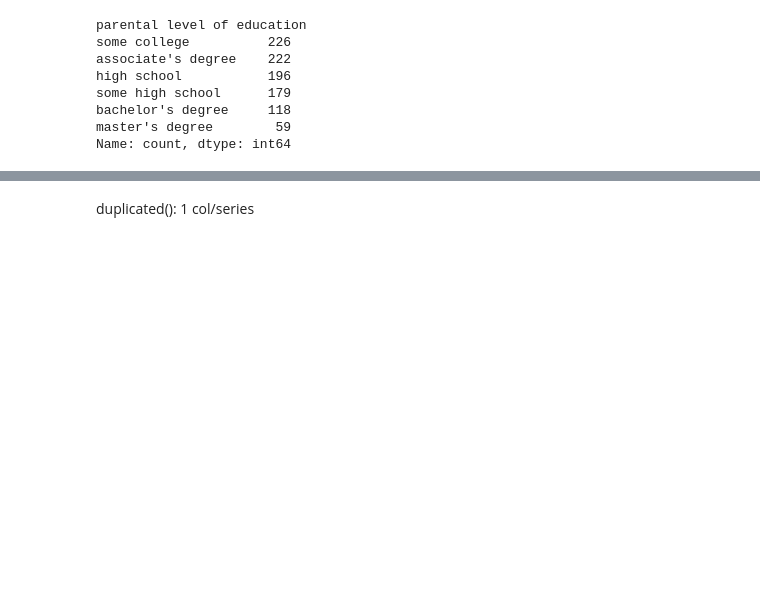
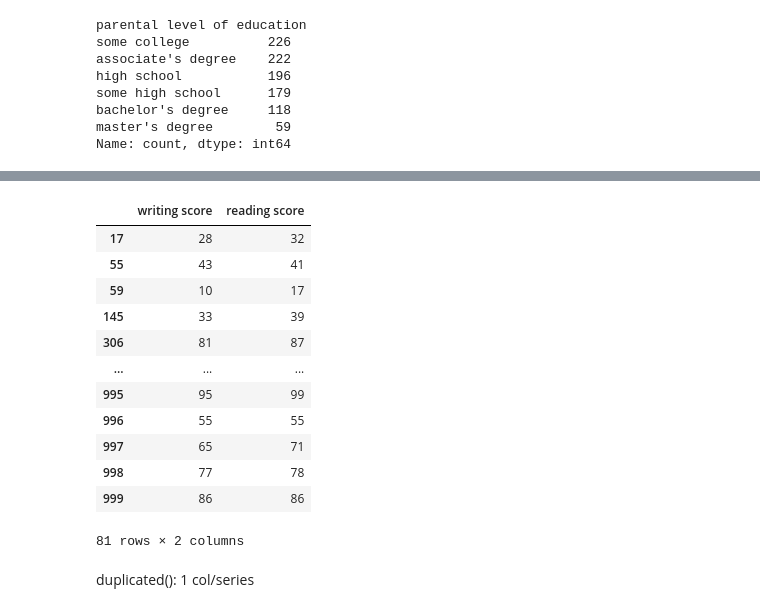
Before and after one commit to 123EFD/python, a Jupyter notebook: introduction-to-pandas-and-numpy.ipynb, the cells around one changed output, grey strips where cells are left out. Saved outputs shown, nothing was run; the diff lists cells and outputs as text; code cells hidden in the pictures; blank space fills up the shorter version.

```diff
--- a/introduction-to-pandas-and-numpy.ipynb
+++ b/introduction-to-pandas-and-numpy.ipynb
@@ -629,0 +668,17 @@ duplicated_first = df_languages.duplicated('parental level of education', keep='
+# %%
+duplicated_last = df_languages.duplicated('math score', keep='last')
+df_languages[~duplicated_last][['writing score', 'reading score']]
+# %% [output]
+|  | writing score | reading score |
+| 17 | 28 | 32 |
+| 55 | 43 | 41 |
+| 59 | 10 | 17 |
+| 145 | 33 | 39 |
+| 306 | 81 | 87 |
+| ... | ... | ... |
+| 995 | 95 | 99 |
+| 996 | 55 | 55 |
+| 997 | 65 | 71 |
+| 998 | 77 | 78 |
+| 999 | 86 | 86 |
+81 rows × 2 columns
```
Also changed, not shown: parts of 7 cells of this notebook.
